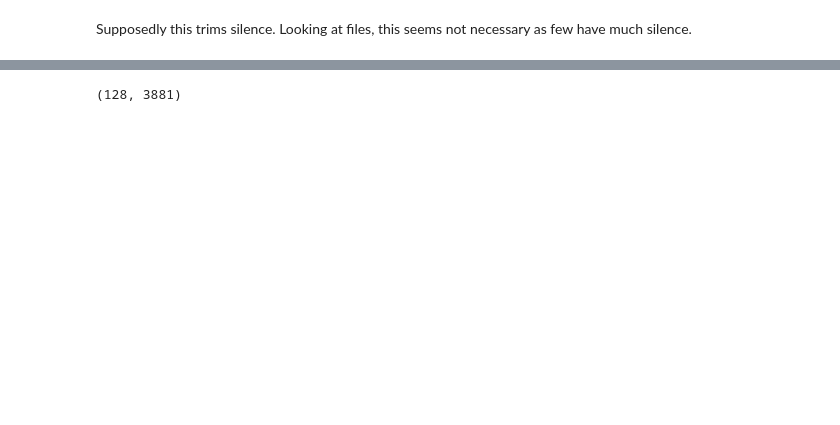
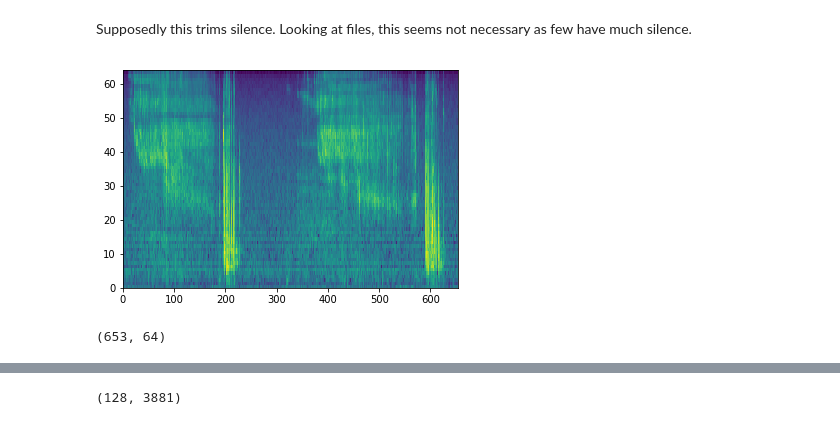
Before and after one commit to Erikskogetun/AudioTagging, a Jupyter notebook: ryan/data_importing_notebook.ipynb, the cells around one changed output, grey strips where cells are left out. Cells and saved outputs as stored; diff of their text form; code cells hidden in the pictures; blank space fills up the shorter version.

```diff
--- a/ryan/data_importing_notebook.ipynb
+++ b/ryan/data_importing_notebook.ipynb
@@ -110,2 +114,37 @@
 
 assert os.path.exists(aug_audio_file), "SOX Problem ... clipped wav does not exist!"
+# %%
+sr = 44100
+# %%
+n_fft=1024
+# sr=44100
+mono=True
+log_spec=False
+n_mels=64
+hop_length=512
+fmax=None
+
+# Compute stft
+stft = librosa.stft(samples, n_fft=n_fft, hop_length=hop_length, win_length=None, window='hann', center=True,
+                    pad_mode='reflect')
+
+# Get only frequencies and ignore phases.
+stft = np.abs(stft)
+
+# Select our spectrogram weighting.
+if log_spec:
+    stft = np.log10(stft + 1)
+else:
+    freqs = librosa.core.fft_frequencies(sr=sr, n_fft=n_fft)
+    stft = librosa.perceptual_weighting(stft ** 2, freqs, ref=1.0, amin=1e-10, top_db=99.0)
+
+# Apply mel filterbank.
+spectrogram = librosa.feature.melspectrogram(S=stft, sr=sr, n_mels=n_mels, fmax=fmax).T
+
+plt.pcolormesh(np.asarray(spectrogram.T))
+plt.show()
+assert spectrogram.shape[1] == n_mels
+spectrogram.shape
+# %% [output]
+[figure, added]
+(653, 64)
```
Also changed, not shown: parts of 9 cells of this notebook, 3 other files.
